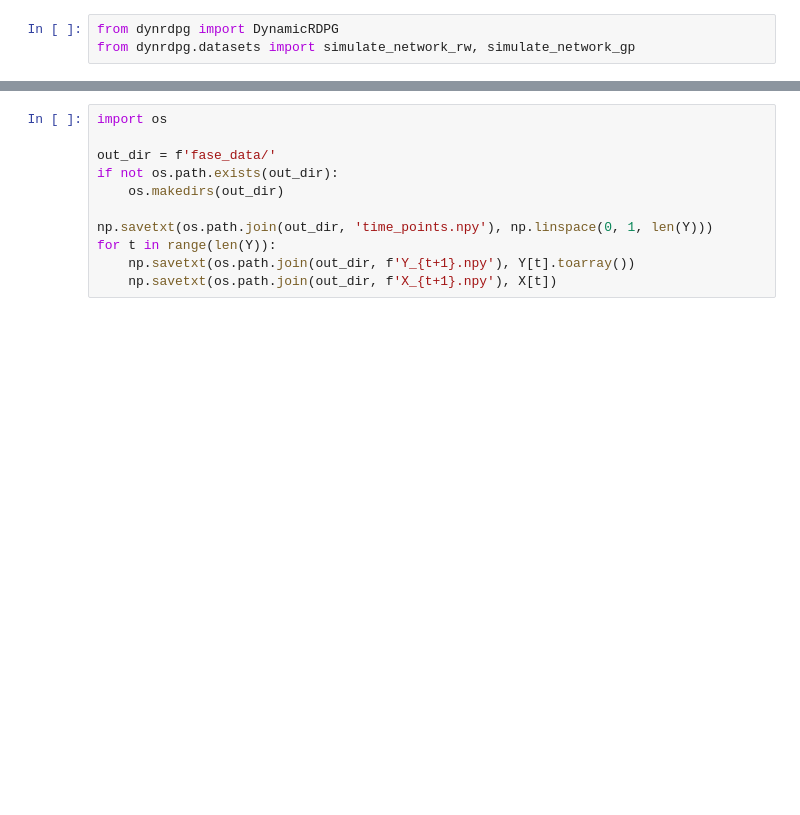
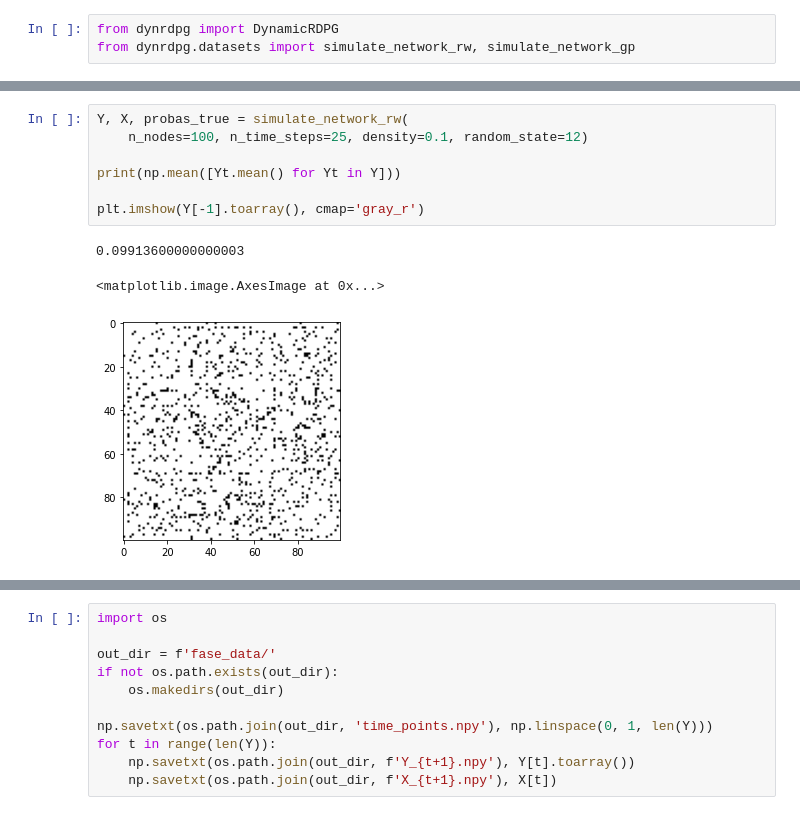
Before and after one commit to joshloyal/DynamicRDPG, a Jupyter notebook: notebook/FASE Comparison.ipynb, the cells around one changed output, grey strips where cells are left out. Cells and saved outputs as stored; diff of their text form; blank space fills up the shorter version.

```diff
--- a/notebook/FASE Comparison.ipynb
+++ b/notebook/FASE Comparison.ipynb
@@ -14,0 +15,11 @@ plt.imshow(Y[-1].toarray(), cmap='gray_r')
+# %%
+Y, X, probas_true = simulate_network_rw(
+    n_nodes=100, n_time_steps=25, density=0.1, random_state=12)
+
+print(np.mean([Yt.mean() for Yt in Y]))
+
+plt.imshow(Y[-1].toarray(), cmap='gray_r')
+# %% [output]
+0.09913600000000003
+<matplotlib.image.AxesImage at 0x...>
+[figure, added]
```
Also changed, not shown: parts of 7 cells of this notebook, 5 other files.
